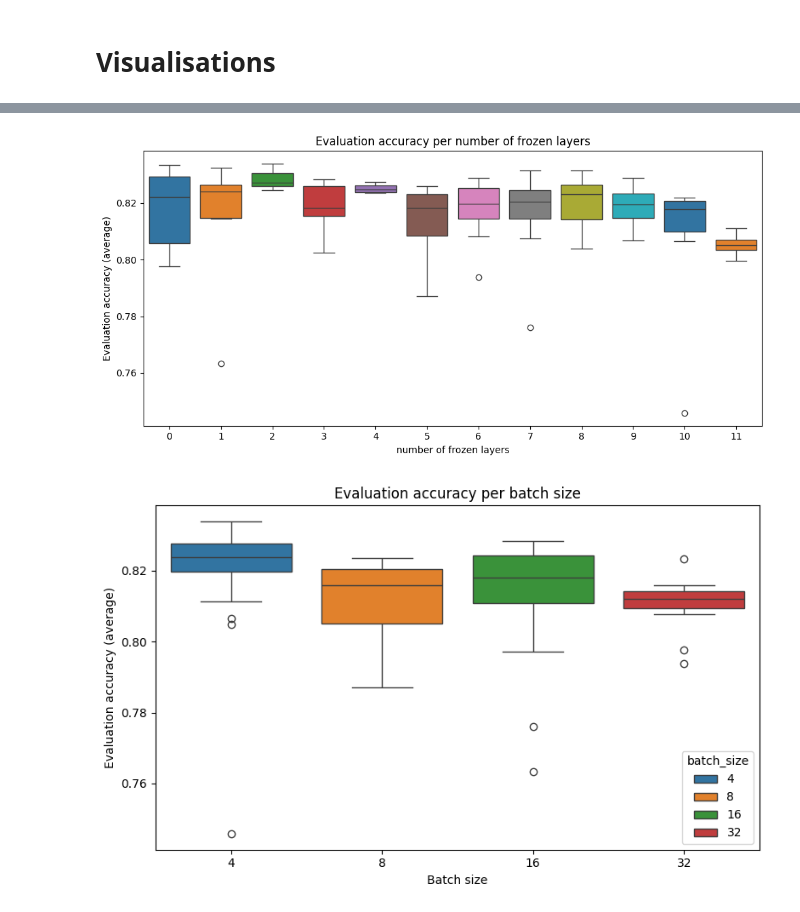
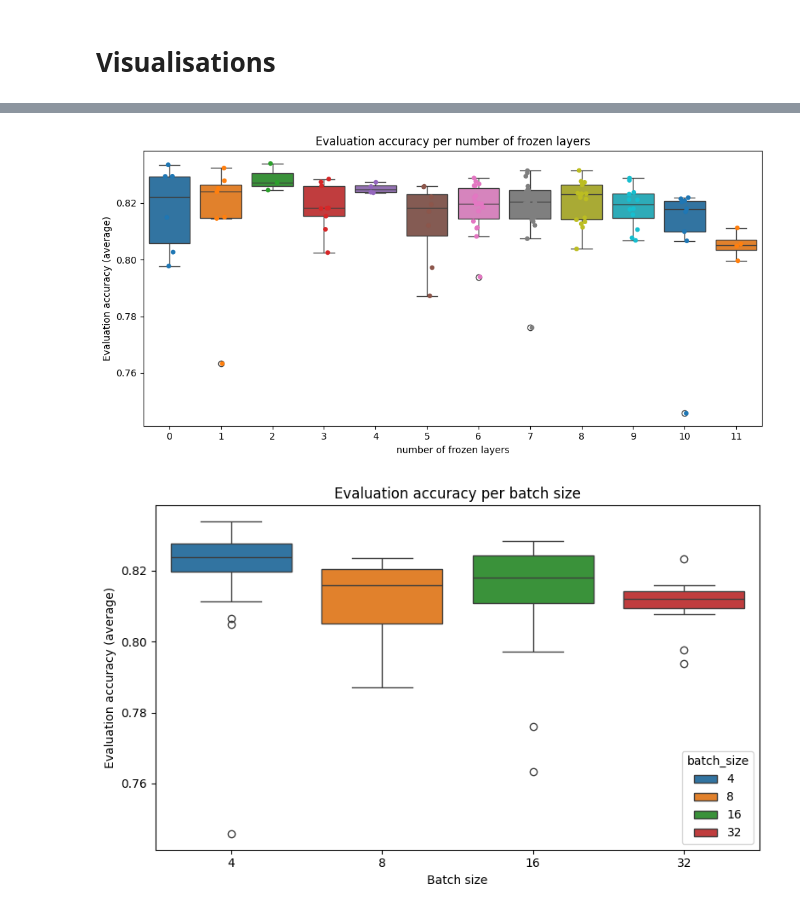
Before and after one commit to PulyaPolya/musicbert_hf, a Jupyter notebook: visualisations.ipynb, the cells around one changed output, grey strips where cells are left out. Cells and saved outputs as stored; diff of their text form; code cells hidden in the pictures.

```diff
--- a/visualisations.ipynb
+++ b/visualisations.ipynb
@@ -397,22 +309,22 @@ plt.show()
 # %%
 import seaborn as sns
 import matplotlib.pyplot as plt
 
 plt.figure(figsize=(10, 5))
-#sns.stripplot(data=data_filtered,  x='freeze_layers', y='eval/accuracy', hue='freeze_layers', palette='tab10', dodge=False)
+sns.stripplot(data=data_filtered,  x='freeze_layers', y='eval/accuracy', hue='freeze_layers', palette='tab10', dodge=False)
 sns.boxplot(data=data_filtered, x='freeze_layers', y='eval/accuracy', hue='freeze_layers', palette='tab10', dodge=False)
 
 # Adjust plot
 plt.xlabel("number of frozen layers")
 plt.ylabel("Evaluation accuracy (average)")
 plt.title("Evaluation accuracy per number of frozen layers")
 #plt.legend(title="Frozen Layers", bbox_to_anchor = (1,0.5))
 plt.legend('',frameon=False)
 plt.tight_layout()
 #plt.savefig("figures/frozen_layers_vs_eval_acc.pdf", format="pdf", bbox_inches="tight")
 plt.show()
 # %% [output]
-[figure, old version]
+[figure, new version]
 # %%
 import seaborn as sns
 import matplotlib.pyplot as plt
```
Also changed, not shown: parts of 15 cells of this notebook, 2 other files.
